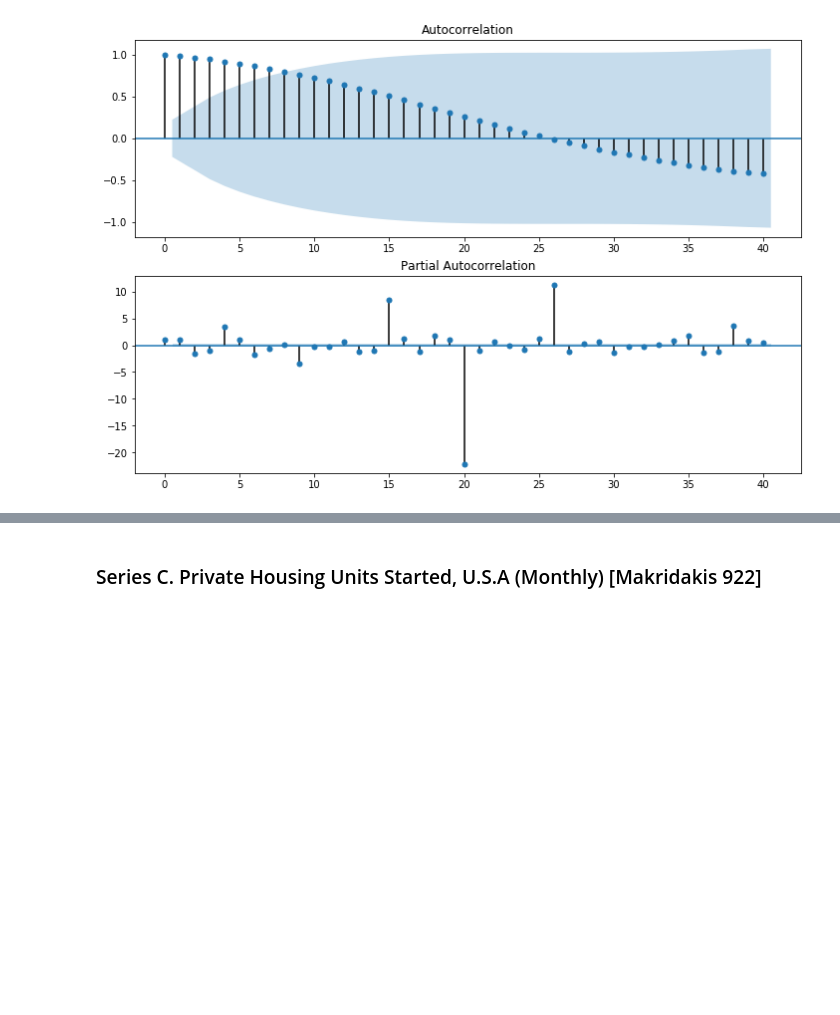
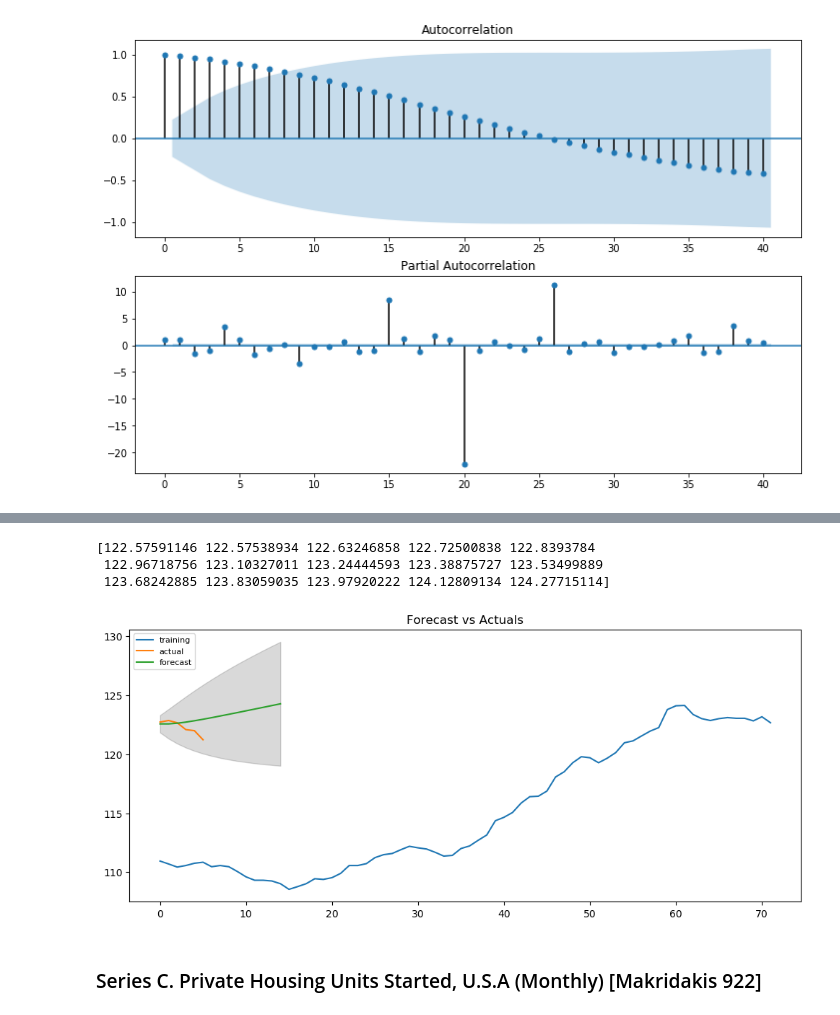
Before and after one commit to pazDaniela/MAT267, a Jupyter notebook: Certamen_2/C2.ipynb, the cells around one changed output, grey strips where cells are left out. Saved outputs shown, nothing was run; the diff lists cells and outputs as text; code cells hidden in the pictures; blank space fills up the shorter version.

```diff
--- a/Certamen_2/C2.ipynb
+++ b/Certamen_2/C2.ipynb
@@ -71,3 +111,38 @@ fig = sm.graphics.tsa.plot_pacf(Y_B, lags=40, ax=ax2)
+# %%
+train = Y_B[0:len(Y_B)-6]
+test = Y_B[len(Y_B)-6:len(Y_B)]
+# %%
+# Build Model
+# model = ARIMA(train, order=(3,2,1))
+model = ARIMA(train, order=(1, 1, 1))
+fitted = model.fit(disp=-1)
+
+# Forecast
+fc, se, conf = fitted.forecast(15, alpha=0.05)  # 95% conf
+print(fc)
+
+# Make as pandas series
+fc_series = pd.Series(fc)
+lower_series = pd.Series(conf[:, 0])
+upper_series = pd.Series(conf[:, 1])
+
+# Plot
+plt.figure(figsize=(12,5), dpi=100)
+plt.plot(train, label='training')
+plt.plot(test, label='actual')
+plt.plot(fc_series, label='forecast')
+plt.fill_between(lower_series.index, lower_series, upper_series,
+                 color='k', alpha=.15)
+plt.title('Forecast vs Actuals')
+plt.legend(loc='upper left', fontsize=8)
+plt.show()
+
+##obs: actual, forecast y el intervalo de confianza deberian ir hacia en la derecha
+# %% [output]
+[122.57591146 122.57538934 122.63246858 122.72500838 122.8393784
+ 122.96718756 123.10327011 123.24444593 123.38875727 123.53499889
+ 123.68242885 123.83059035 123.97920222 124.12809134 124.27715114]
+[figure, added]
 # %% [markdown]
 ### Series C. Private Housing Units Started, U.S.A (Monthly) [Makridakis 922]
 # %%
```
Also changed, not shown: parts of 32 cells of this notebook.
